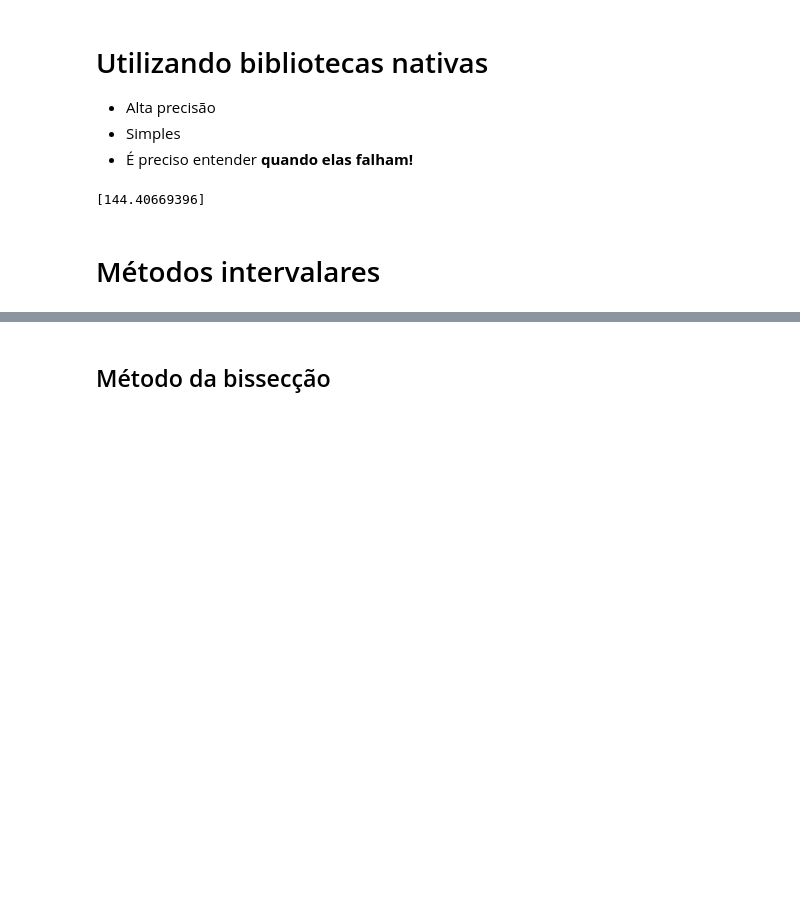
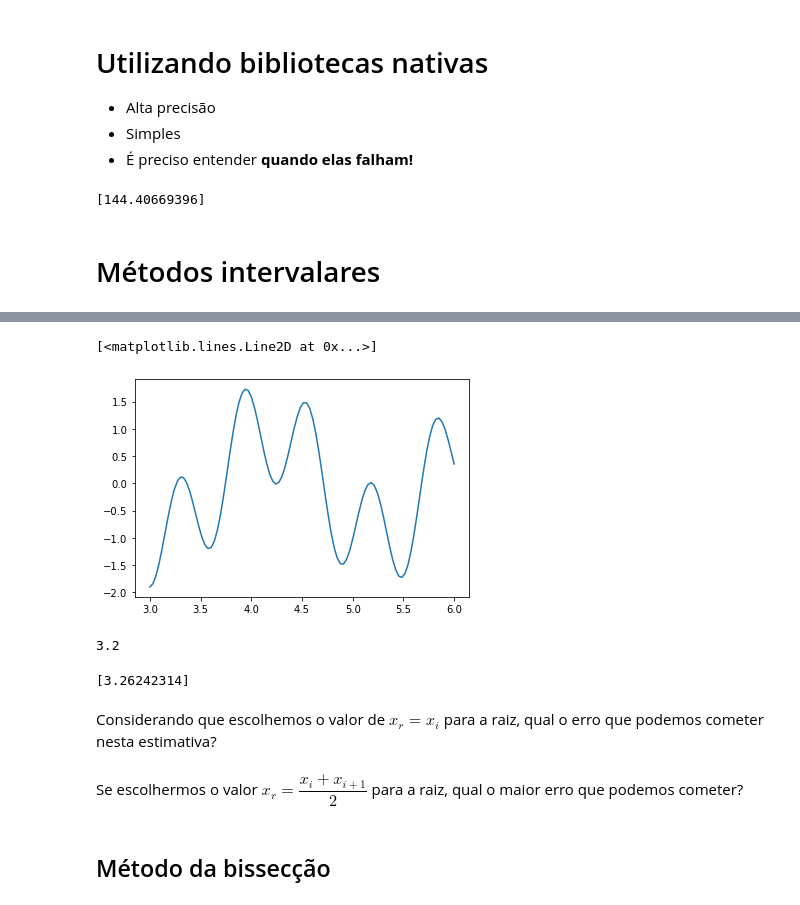
Before and after one commit to pshiroma/calculonumerico, a Jupyter notebook: aulas/CN-02-Raizes.ipynb, the cells around one changed output, grey strips where cells are left out. Drawn from its saved outputs; the diff is of its cells as text; code cells hidden in the pictures; blank space fills up the shorter version.

Commit message:
Adicionado o notebook sobre o capitulo de raizes

```diff
--- a/aulas/CN-02-Raizes.ipynb
+++ b/aulas/CN-02-Raizes.ipynb
@@ -135,0 +145,15 @@ print(root)
+# %%
+from numpy import sin
+from numpy import cos
+# funcao que queremos determinar as raizes
+def funcao(x):
+    return sin(10*x) + cos(3*x)
+# %%
+import matplotlib.pyplot as plt
+import numpy as np
+X = np.linspace(3,6,100)
+Y = funcao(X)
+plt.plot(X,Y)
+# %% [output]
+[<matplotlib.lines.Line2D at 0x...>]
+[figure, added]
@@ -136,2 +173,15 @@ print(root)
+# %%
+buscaincremental(funcao, 0.1, 3, 6)
+# %% [output]
+3.2
+# %%
+root = fsolve(funcao, 3.2)
+print(root)
+# %% [output]
+[3.26242314]
+# %% [markdown]
+Considerando que escolhemos o valor de $x_r = x_i$ para a raiz, qual o erro que podemos cometer nesta estimativa?
+# %% [markdown]
+Se escolhermos o valor $x_r = \dfrac{x_i + x_{i+1}}{2}$ para a raiz, qual o maior erro que podemos cometer?
 # %% [markdown]
 ## Método da bissecção
```
Also changed, not shown: parts of 45 cells of this notebook, 5 other files.
